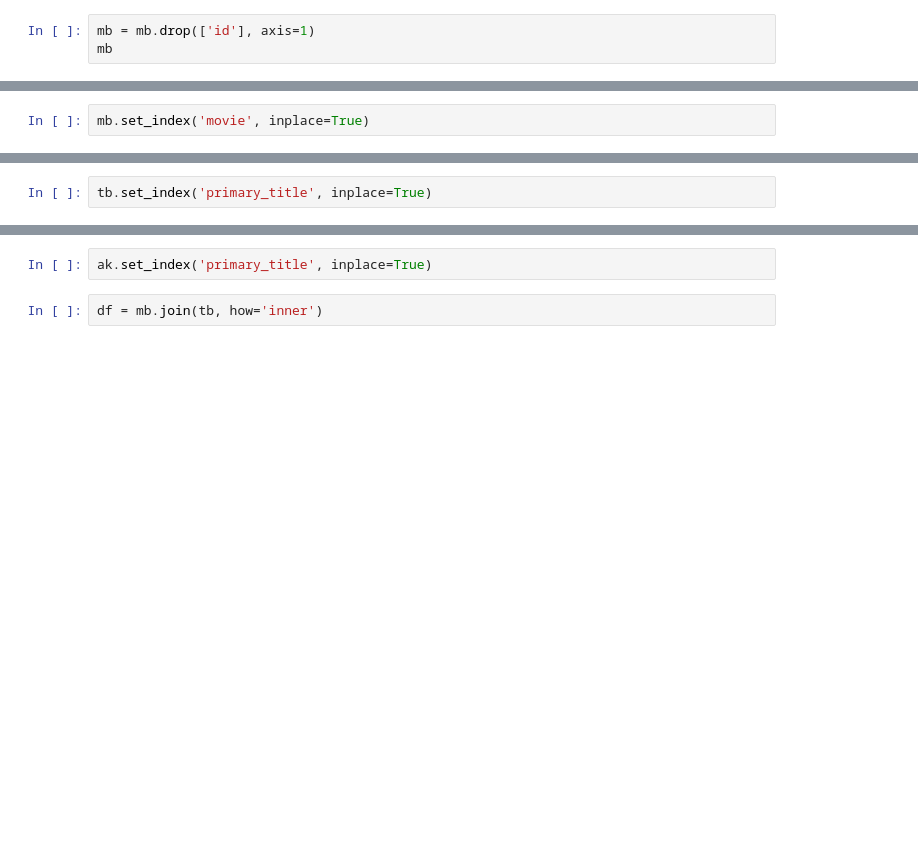
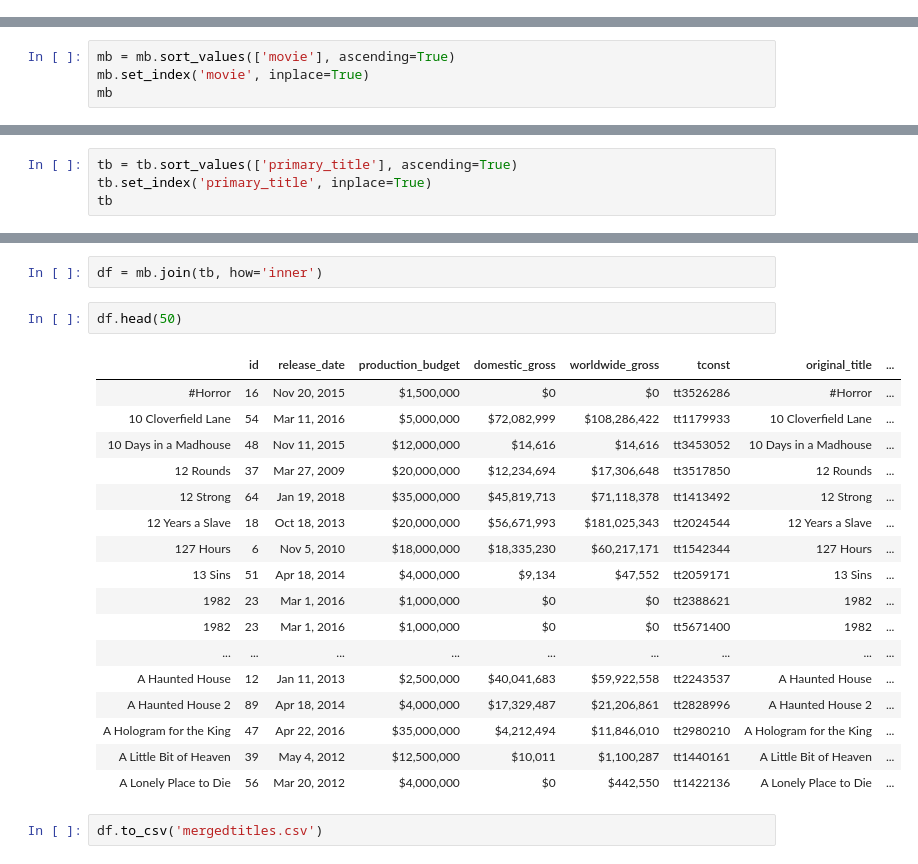
Before and after one commit to jaybee202/DCDS-MOD1---MS-Movies, a Jupyter notebook: data/raw/Film,Genre budgets and gross.ipynb, the cells around one changed output, grey strips where cells are left out. Cells and saved outputs as stored; diff of their text form; blank space fills up the shorter version.

```diff
--- a/data/raw/Film,Genre budgets and gross.ipynb
+++ b/data/raw/Film,Genre budgets and gross.ipynb
@@ -21,3 +12,0 @@ TypeError: unsupported operand type(s) for -: 'tuple' and 'int'
-# %%
-mb = mb.drop(['id'], axis=1)
-mb
@@ -70,2 +13,4 @@ ak
 # %%
+mb = mb.sort_values(['movie'], ascending=True)
 mb.set_index('movie', inplace=True)
+mb
@@ -72,2 +32,4 @@ mb.set_index('movie', inplace=True)
 # %%
+tb = tb.sort_values(['primary_title'], ascending=True)
 tb.set_index('primary_title', inplace=True)
+tb
@@ -74,4 +51,24 @@ tb.set_index('primary_title', inplace=True)
-# %%
-ak.set_index('primary_title', inplace=True)
 # %%
 df = mb.join(tb, how='inner')
+# %%
+df.head(50)
+# %% [output]
+|  | id | release_date | production_budget | domestic_gross | worldwide_gross | tconst | original_title | ... |
+| #Horror | 16 | Nov 20, 2015 | $1,500,000 | $0 | $0 | tt3526286 | #Horror | ... |
+| 10 Cloverfield Lane | 54 | Mar 11, 2016 | $5,000,000 | $72,082,999 | $108,286,422 | tt1179933 | 10 Cloverfield Lane | ... |
+| 10 Days in a Madhouse | 48 | Nov 11, 2015 | $12,000,000 | $14,616 | $14,616 | tt3453052 | 10 Days in a Madhouse | ... |
+| 12 Rounds | 37 | Mar 27, 2009 | $20,000,000 | $12,234,694 | $17,306,648 | tt3517850 | 12 Rounds | ... |
+| 12 Strong | 64 | Jan 19, 2018 | $35,000,000 | $45,819,713 | $71,118,378 | tt1413492 | 12 Strong | ... |
+| 12 Years a Slave | 18 | Oct 18, 2013 | $20,000,000 | $56,671,993 | $181,025,343 | tt2024544 | 12 Years a Slave | ... |
+| 127 Hours | 6 | Nov 5, 2010 | $18,000,000 | $18,335,230 | $60,217,171 | tt1542344 | 127 Hours | ... |
+| 13 Sins | 51 | Apr 18, 2014 | $4,000,000 | $9,134 | $47,552 | tt2059171 | 13 Sins | ... |
+| 1982 | 23 | Mar 1, 2016 | $1,000,000 | $0 | $0 | tt2388621 | 1982 | ... |
+| 1982 | 23 | Mar 1, 2016 | $1,000,000 | $0 | $0 | tt5671400 | 1982 | ... |
+| ... | ... | ... | ... | ... | ... | ... | ... | ... |
+| A Haunted House | 12 | Jan 11, 2013 | $2,500,000 | $40,041,683 | $59,922,558 | tt2243537 | A Haunted House | ... |
+| A Haunted House 2 | 89 | Apr 18, 2014 | $4,000,000 | $17,329,487 | $21,206,861 | tt2828996 | A Haunted House 2 | ... |
+| A Hologram for the King | 47 | Apr 22, 2016 | $35,000,000 | $4,212,494 | $11,846,010 | tt2980210 | A Hologram for the King | ... |
+| A Little Bit of Heaven | 39 | May 4, 2012 | $12,500,000 | $10,011 | $1,100,287 | tt1440161 | A Little Bit of Heaven | ... |
+| A Lonely Place to Die | 56 | Mar 20, 2012 | $4,000,000 | $0 | $442,550 | tt1422136 | A Lonely Place to Die | ... |
+# %%
+df.to_csv('mergedtitles.csv')
```
Also changed, not shown: parts of 17 cells of this notebook, 3 other files.
